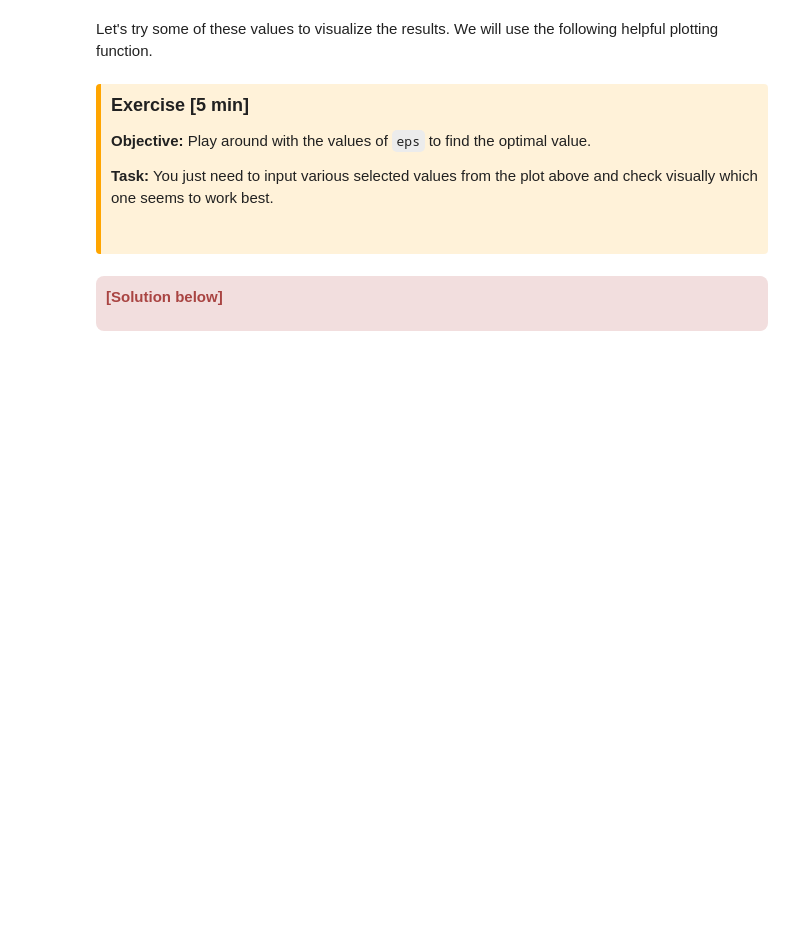
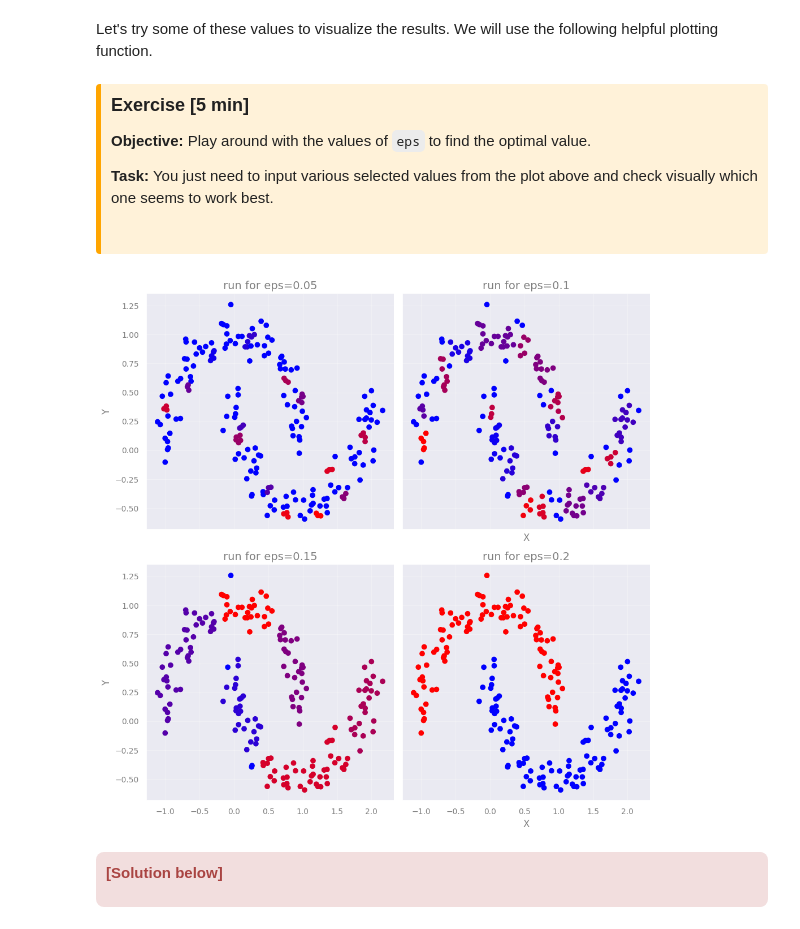
Before and after one commit to sghwang-cosmos/Astrostat-School-2026, a Jupyter notebook: Machine_Learning/Intro_and_Clustering.ipynb, the cells around one changed output. Saved outputs shown, nothing was run; the diff lists cells and outputs as text; code cells hidden in the pictures; blank space fills up the shorter version.

```diff
--- a/Machine_Learning/Intro_and_Clustering.ipynb
+++ b/Machine_Learning/Intro_and_Clustering.ipynb
@@ -1075,25 +1077,25 @@ def run_n_show(eps_run, ax):
 # %%
 fig, ( (ax1, ax2), (ax3, ax4)) = plt.subplots(2,2,
                             sharey=True, sharex=True,
                             figsize=(10,10))
 
 
-run_n_show(..., ax1)
+run_n_show(0.05, ax1)
 ax1.set_ylabel('Y')
 
-run_n_show(..., ax2)
+run_n_show(0.10, ax2)
 ax2.set_xlabel('X')
 
-run_n_show(..., ax3)
+run_n_show(0.15, ax3)
 ax3.set_ylabel('Y')
 
-run_n_show(..., ax4)
+run_n_show(0.20, ax4)
 ax4.set_xlabel('X')
 
 plt.tight_layout()
 plt.show()
-
-plt.show()
+# %% [output]
+[figure, added]
 # %% [markdown]
 <div class="alert alert-danger" role="alert" style="border-radius: 8px; padding: 10px;">
 
```
Also changed, not shown: parts of 13 cells of this notebook.
